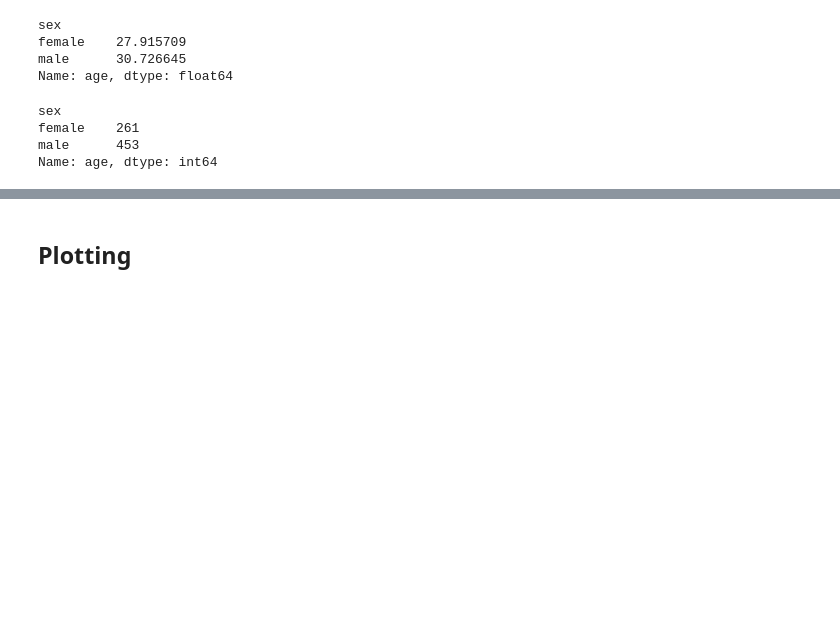
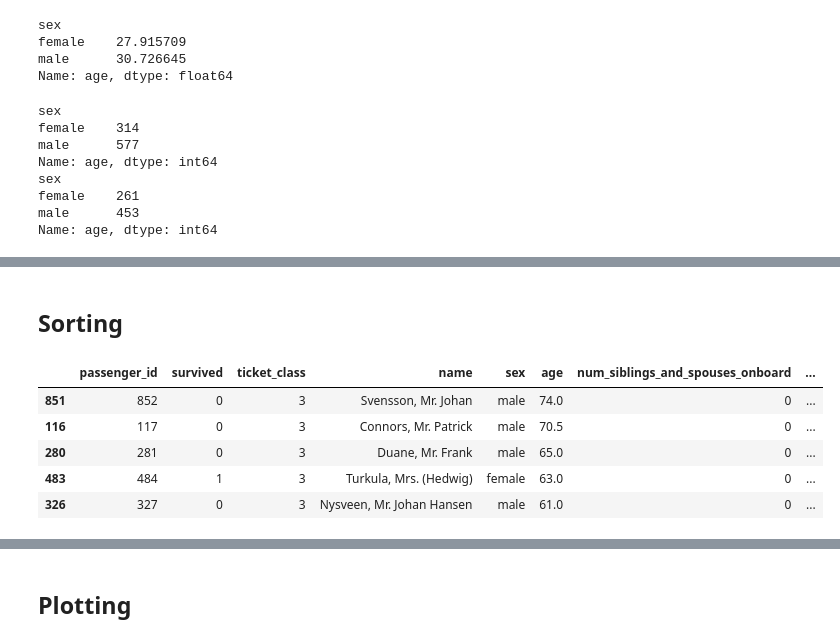
Before and after one commit to decisive-moment/learning, a Jupyter notebook: Python/pandas_basics.ipynb, the cells around one changed output, grey strips where cells are left out. Cells and saved outputs as stored; diff of their text form; code cells hidden in the pictures; blank space fills up the shorter version.

```diff
--- a/Python/pandas_basics.ipynb
+++ b/Python/pandas_basics.ipynb
@@ -583,8 +586,16 @@ female    27.915709
 male      30.726645
 Name: age, dtype: float64
 # %%
-titanic_df.groupby("sex")["age"].count()
+# Size counts number of records
+print(titanic_df.groupby("sex")['age'].size())
+
+# Count counts non null values
+print(titanic_df.groupby("sex")['age'].count())
 # %% [output]
+sex
+female    314
+male      577
+Name: age, dtype: int64
 sex
 female    261
 male      453
@@ -598,3 +609,14 @@ titanic_df.groupby("sex").mean(numeric_only=True)
 | sex |  |  |  |  |  |  |  | ... |
 | female | 431.028662 | 0.742038 | 2.159236 | 27.915709 | 0.694268 | 0.649682 | 44.479818 | ... |
 | male | 454.147314 | 0.188908 | 2.389948 | 30.726645 | 0.429809 | 0.235702 | 25.523893 | ... |
+# %% [markdown]
+## Sorting
+# %%
+titanic_df.sort_values(by=['ticket_class', 'age'], ascending=False).head()
+# %% [output]
+|  | passenger_id | survived | ticket_class | name | sex | age | num_siblings_and_spouses_onboard | ... |
+| 851 | 852 | 0 | 3 | Svensson, Mr. Johan | male | 74.0 | 0 | ... |
+| 116 | 117 | 0 | 3 | Connors, Mr. Patrick | male | 70.5 | 0 | ... |
+| 280 | 281 | 0 | 3 | Duane, Mr. Frank | male | 65.0 | 0 | ... |
+| 483 | 484 | 1 | 3 | Turkula, Mrs. (Hedwig) | female | 63.0 | 0 | ... |
+| 326 | 327 | 0 | 3 | Nysveen, Mr. Johan Hansen | male | 61.0 | 0 | ... |
```
Also changed, not shown: parts of 30 cells of this notebook, 6 other files.
